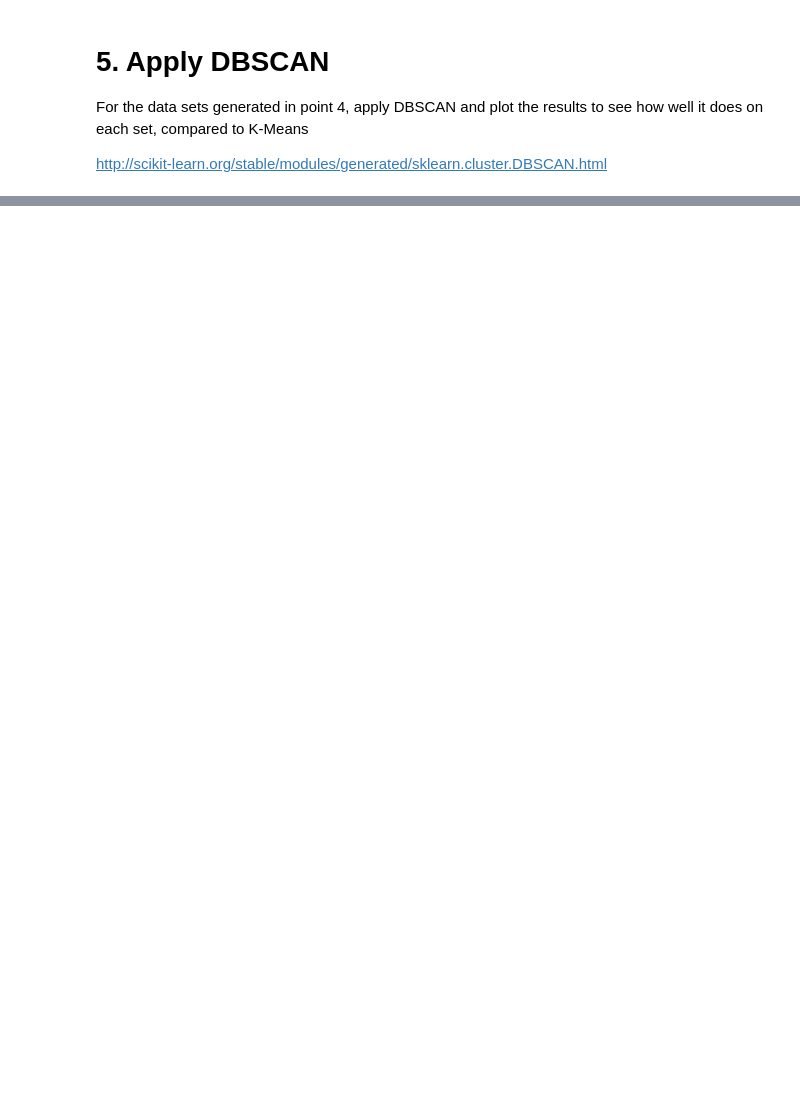
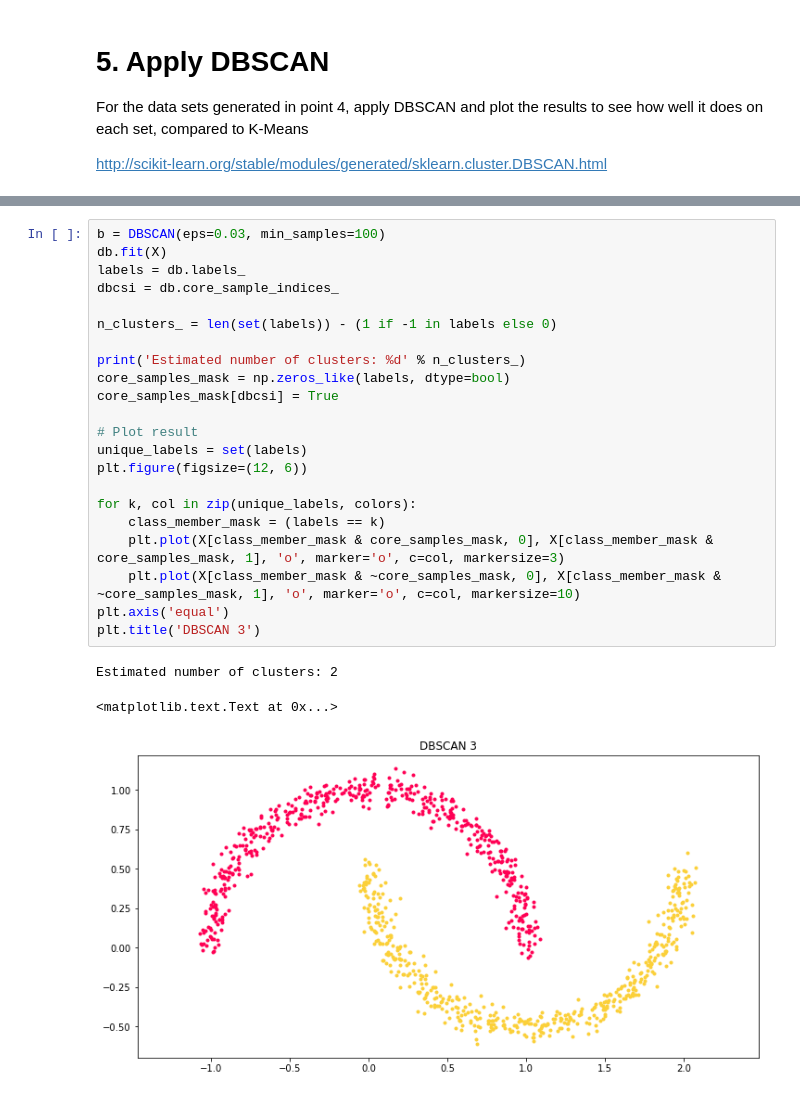
Before and after one commit to mikaelasquirchuk/DAT8SYD, a Jupyter notebook: labs/Week 4 Lesson 2 - Clustering/Thursday June 15 - Clustering.mikaelasquirchuk.ipynb, the cells around one changed output, grey strips where cells are left out. Saved outputs shown, nothing was run; the diff lists cells and outputs as text; blank space fills up the shorter version.

```diff
--- a/labs/Week 4 Lesson 2 - Clustering/Thursday June 15 - Clustering.mikaelasquirchuk.ipynb
+++ b/labs/Week 4 Lesson 2 - Clustering/Thursday June 15 - Clustering.mikaelasquirchuk.ipynb
@@ -745,0 +652,26 @@ IndexError: invalid index to scalar variable.
+# %%
+b = DBSCAN(eps=0.03, min_samples=100)
+db.fit(X)
+labels = db.labels_
+dbcsi = db.core_sample_indices_
+
+n_clusters_ = len(set(labels)) - (1 if -1 in labels else 0)
+
+print('Estimated number of clusters: %d' % n_clusters_)
+core_samples_mask = np.zeros_like(labels, dtype=bool)
+core_samples_mask[dbcsi] = True
+
+# Plot result
+unique_labels = set(labels)
+plt.figure(figsize=(12, 6))
+
+for k, col in zip(unique_labels, colors):
+    class_member_mask = (labels == k)
+    plt.plot(X[class_member_mask & core_samples_mask, 0], X[class_member_mask & core_samples_mask, 1], 'o', marker='o', c=col, markersize=3)
+    plt.plot(X[class_member_mask & ~core_samples_mask, 0], X[class_member_mask & ~core_samples_mask, 1], 'o', marker='o', c=col, markersize=10)
+plt.axis('equal')
+plt.title('DBSCAN 3')
+# %% [output]
+Estimated number of clusters: 2
+<matplotlib.text.Text at 0x...>
+[figure, added]
```
Also changed, not shown: parts of 26 cells of this notebook, 3 other files.
